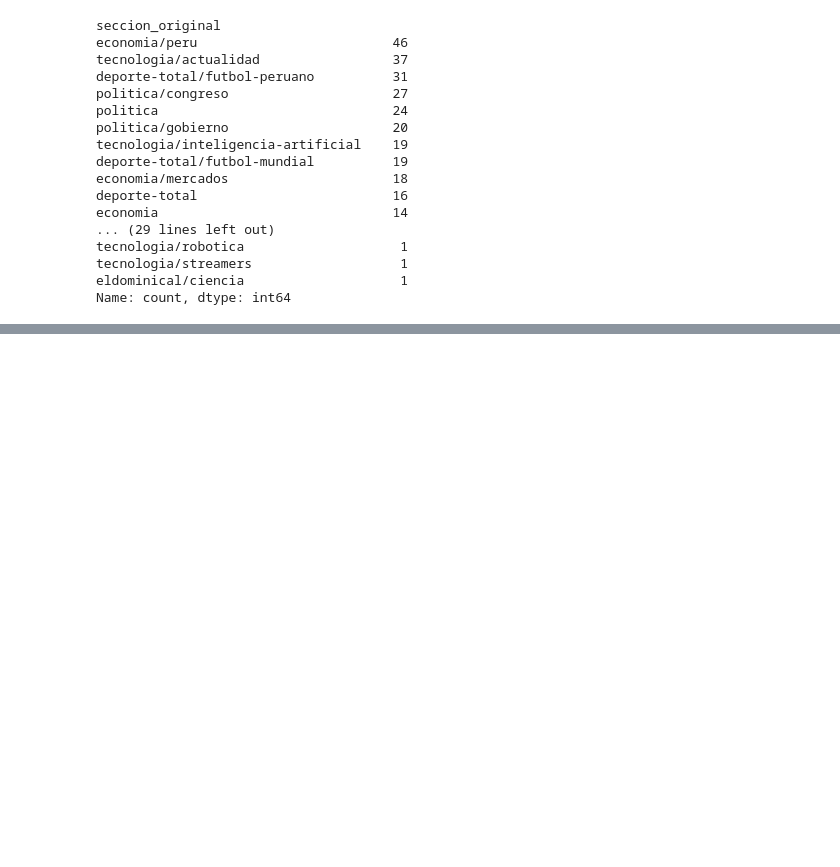
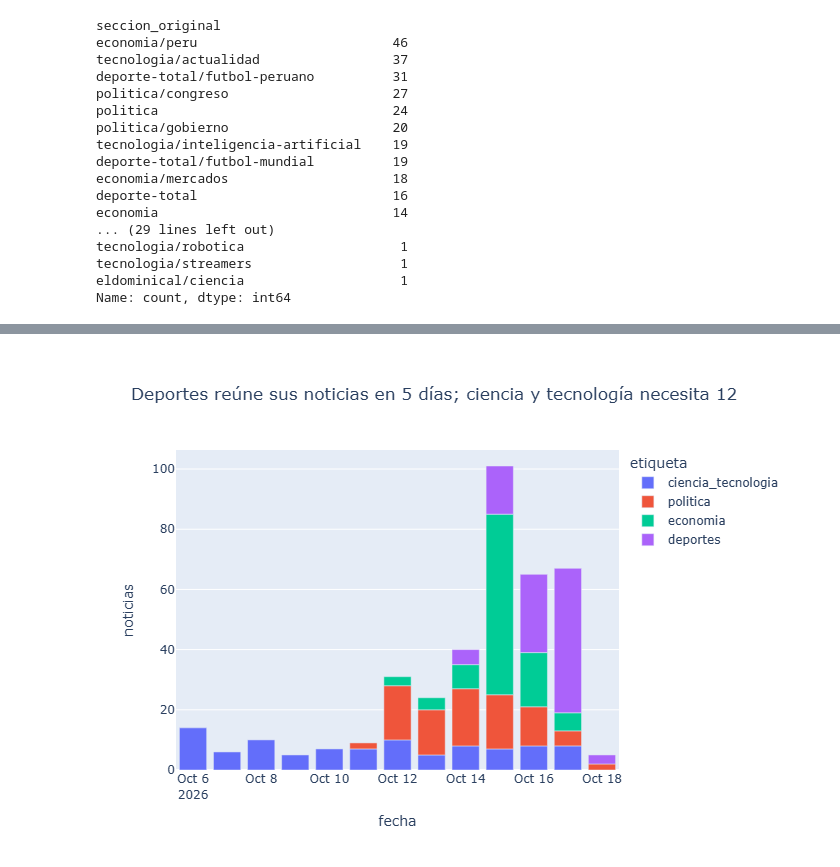
Before and after one commit to NoeliaLRuiz/Python_intermedio_2026, a Jupyter notebook: tarea_1/01_recoleccion.ipynb, the cells around one changed output, grey strips where cells are left out. Cells and saved outputs as stored; diff of their text form; code cells hidden in the pictures; blank space fills up the shorter version.

```diff
--- a/tarea_1/01_recoleccion.ipynb
+++ b/tarea_1/01_recoleccion.ipynb
@@ -204,0 +317,9 @@ Name: count, dtype: int64
+# %%
+noticias_por_dia = noticias.groupby(["fecha", "etiqueta"]).size().reset_index(name="noticias")
+titulo_fechas = "Deportes reúne sus noticias en 5 días; ciencia y tecnología necesita 12"
+figura_fechas = px.bar(
+    noticias_por_dia, x="fecha", y="noticias", color="etiqueta", title=titulo_fechas,
+)
+figura_fechas.show()
+# %% [output]
+[figure, added]
```
Also changed, not shown: parts of 18 cells of this notebook, 1 other file.
